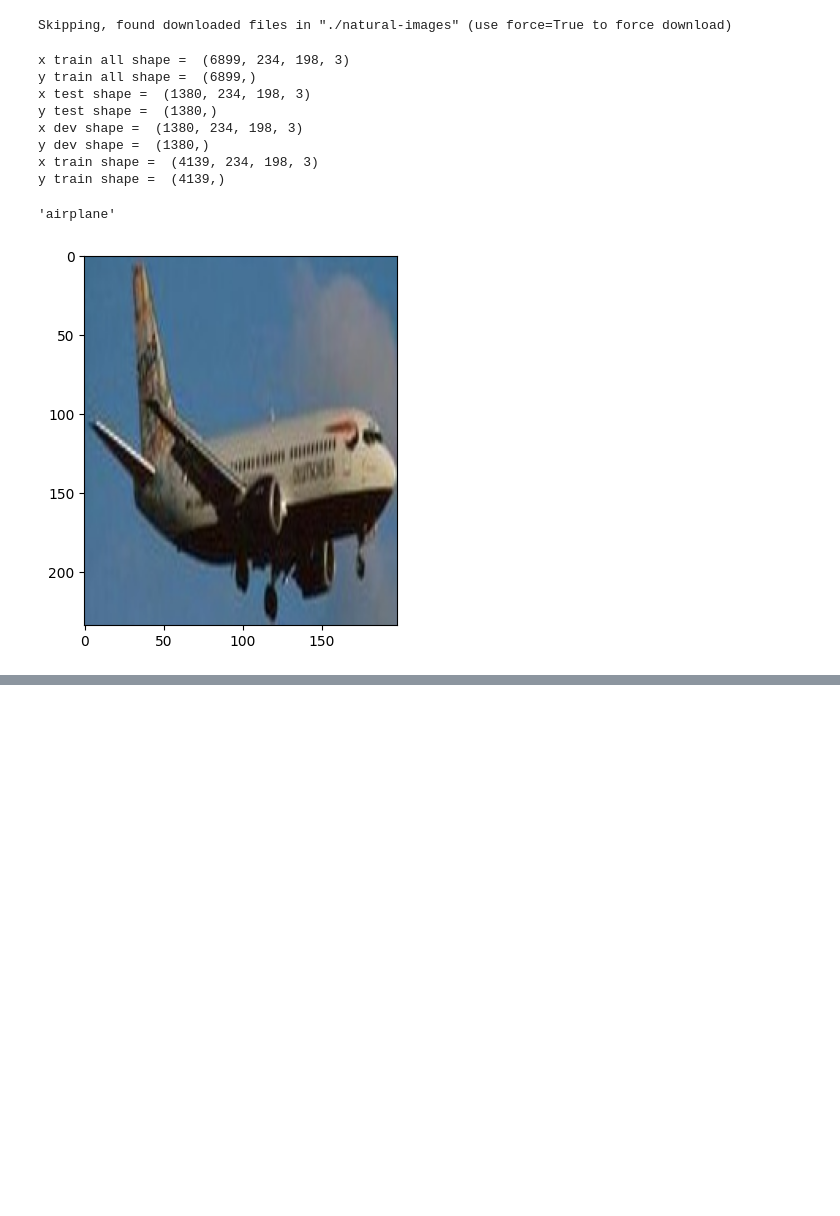
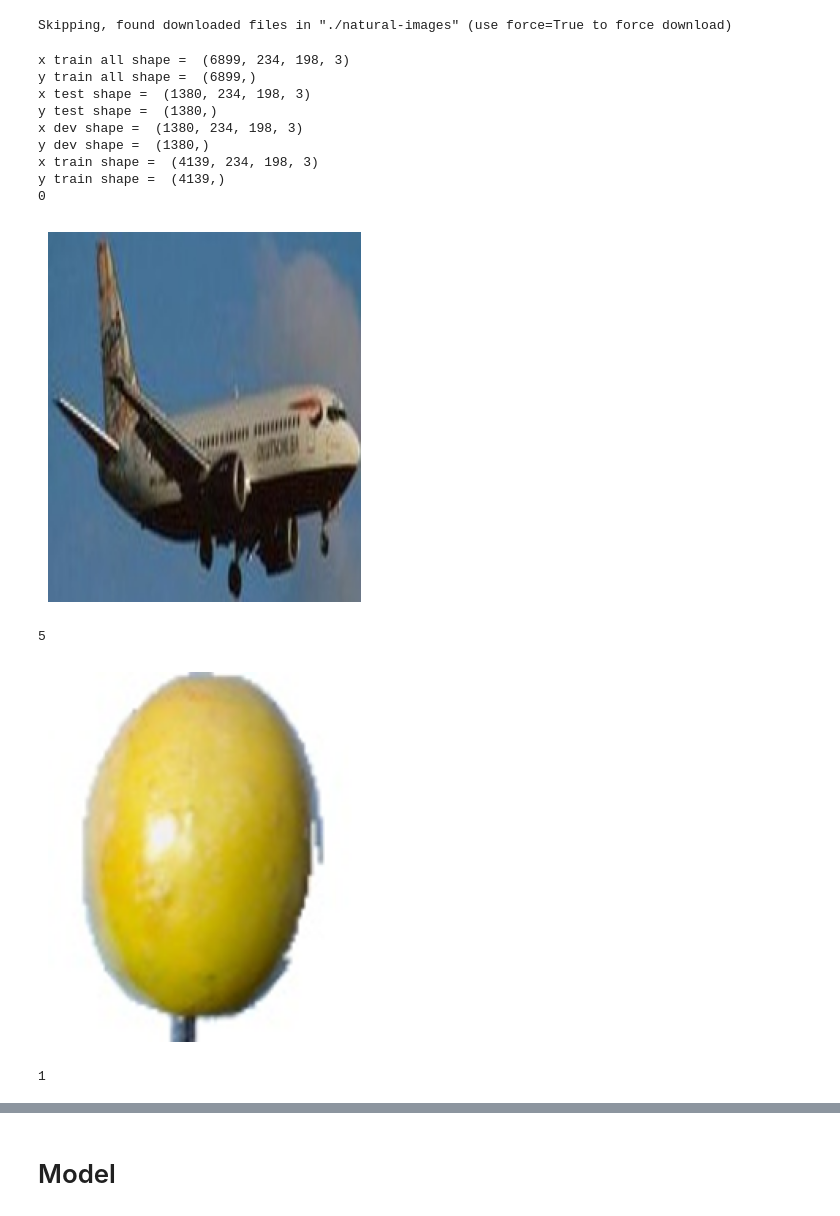
Before and after one commit to kevink02/CECS456Project, a Jupyter notebook: models/Kubota_CECS456Project.ipynb, the cells around one changed output, grey strips where cells are left out. Cells and saved outputs as stored; diff of their text form; code cells hidden in the pictures; blank space fills up the shorter version.

Commit message:
Started building model and fixed error
Error happened when running model.fit(), due to training examples' labels being strings instead of integers

```diff
--- a/models/Kubota_CECS456Project.ipynb
+++ b/models/Kubota_CECS456Project.ipynb
@@ -46,7 +46,9 @@ from typing import Tuple
 np.random.seed(42)
 
 # Define some variables
-labels = ("airplane", "car", "cat", "dog", "flower", "fruit", "motorbike", "person")
+labels = (0, 1, 2, 3, 4, 5, 6, 7)
+label_strings = ("airplane", "car", "cat", "dog", "flower", "fruit", "motorbike", "person")
+label_count = len(labels)
 # %% [markdown]
 # Data setup
 # %%
@@ -73,7 +75,7 @@ def load_dataset(dataset_directory: str):# -> Tuple[PIL.JpegImagePlugin.JpegImag
       filepath = os.path.join(root, filename)
       for label in labels:
         # An example is labeled if its file path contains the label in its name
-        if label in filename:
+        if label_strings[label] in filename:
           x_temp.append(Image.open(filepath))
           y_temp.append(label)
   return x_temp, y_temp
@@ -109,8 +111,8 @@ def resize_images(images, new_size):
   return images
 
 
-ideal_size = get_average_image_size(x_raw)
-x_resized = resize_images(x_raw, ideal_size)
+avg_size = get_average_image_size(x_raw)
+x_resized = resize_images(x_raw, avg_size)
 # %%
 # Starts splitting up the data
 
@@ -137,35 +139,42 @@ y_train_all = np.array(y_raw)
 # y_test = y_train_all[:twenty_percent_split]
 # x_dev = x_train_all[twenty_percent_split:2 * twenty_percent_split]
 # y_dev = y_train_all[twenty_percent_split:2 * twenty_percent_split]
 # x_train = x_train_all[2 * twenty_percent_split:]
 # y_train = y_train_all[2 * twenty_percent_split:]
 
 # Split the datasets
 # 60% training, 40% testing
 x_train, x_test_all, y_train, y_test_all = train_test_split(x_train_all, y_train_all, test_size = 0.4, random_state = 42)
 # From the 40% testing, it gets split into 20% validation and 20% (actual) testing
 x_dev, x_test, y_dev, y_test = train_test_split(x_test_all, y_test_all, test_size = 0.5, random_state = 42)
 
 print("x train all shape = ", x_train_all.shape)
 print("y train all shape = ", y_train_all.shape)
 print("x test shape = ", x_test.shape)
 print("y test shape = ", y_test.shape)
 print("x dev shape = ", x_dev.shape)
 print("y dev shape = ", y_dev.shape)
 print("x train shape = ", x_train.shape)
 print("y train shape = ", y_train.shape)
 
-testIndex = 1111
-plt.imshow(x_train_all[testIndex])
-y_train_all[testIndex]
+testIndexes = (1111, 2222, 3333)
+for testIndex in testIndexes:
+  print(y_train_all[testIndex])
+  plt.imshow(x_train_all[testIndex])
+  plt.axis('off')
+  plt.show()
+  print()
 # %% [output]
 x train all shape =  (6899, 234, 198, 3)
 y train all shape =  (6899,)
 x test shape =  (1380, 234, 198, 3)
 y test shape =  (1380,)
 x dev shape =  (1380, 234, 198, 3)
 y dev shape =  (1380,)
 x train shape =  (4139, 234, 198, 3)
 y train shape =  (4139,)
+0
+[figure, new version]
-'airplane'
+5
-[figure, old version]
+[figure, added]
+1
@@ -171,0 +182,2 @@ y train shape =  (4139,)
+# %% [markdown]
+# Model
```
Also changed, not shown: parts of 4 cells of this notebook, 1 other file.
